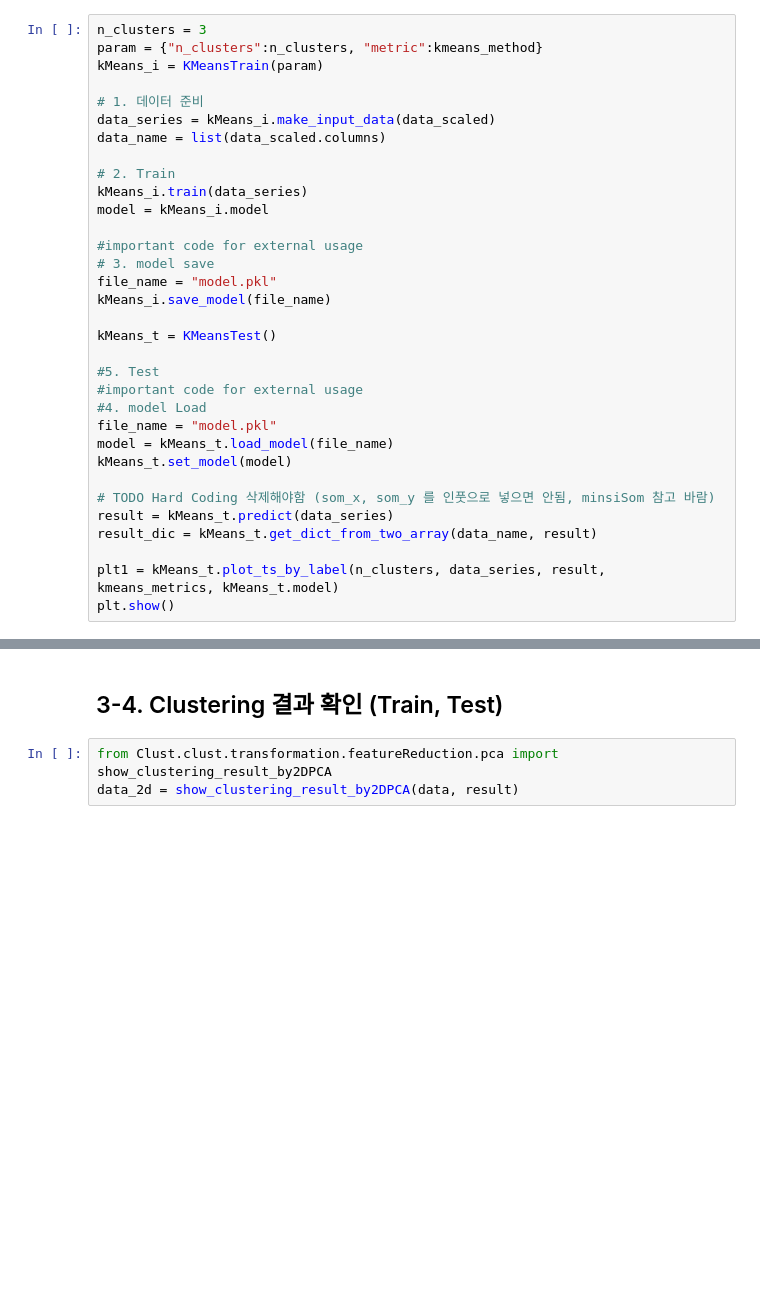
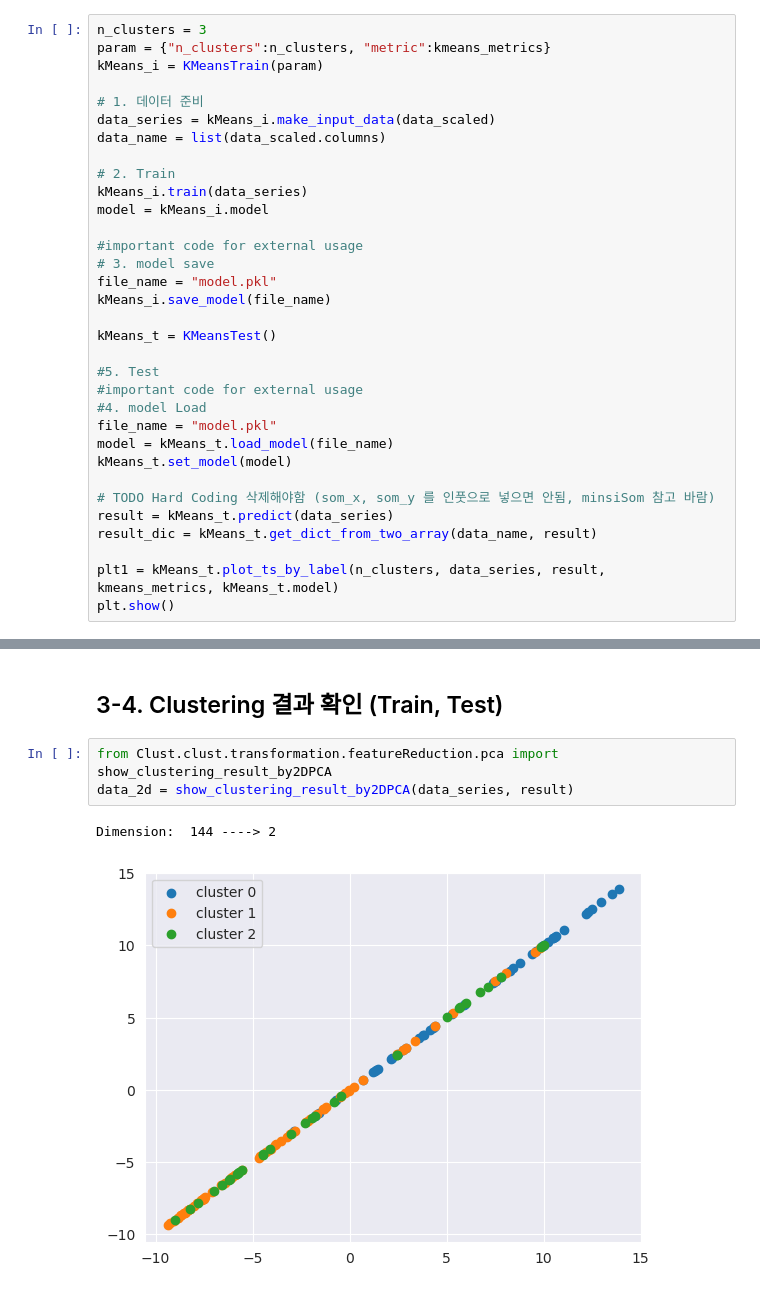
Before and after one commit to CLUSTKETI/SejongUniv2022, a Jupyter notebook: clustering/Time_Series_1day_Clustering.jw.ipynb, the cells around one changed output, grey strips where cells are left out. Saved outputs shown, nothing was run; the diff lists cells and outputs as text; blank space fills up the shorter version.

Commit message:
kmeand additional update

```diff
--- a/clustering/Time_Series_1day_Clustering.jw.ipynb
+++ b/clustering/Time_Series_1day_Clustering.jw.ipynb
@@ -128,7 +138,7 @@ plt.show()
 ## 3-2. Clustering Model 생성 및 저장 (인출)
 # %%
 n_clusters = 3
-param = {"n_clusters":n_clusters, "metric":kmeans_method}
+param = {"n_clusters":n_clusters, "metric":kmeans_metrics}
 kMeans_i = KMeansTrain(param)
 
 # 1. 데이터 준비
@@ -163,7 +176,10 @@ plt.show()
 ## 3-4. Clustering 결과 확인 (Train, Test)
 # %%
 from Clust.clust.transformation.featureReduction.pca import show_clustering_result_by2DPCA
-data_2d = show_clustering_result_by2DPCA(data, result)
+data_2d = show_clustering_result_by2DPCA(data_series, result)
+# %% [output]
+Dimension:  144 ----> 2
+[figure, added]
 # %%
 from Clust.clust.ML.clustering.util import count_label_info
 count = count_label_info(result)
```
Also changed, not shown: parts of 4 cells of this notebook.
